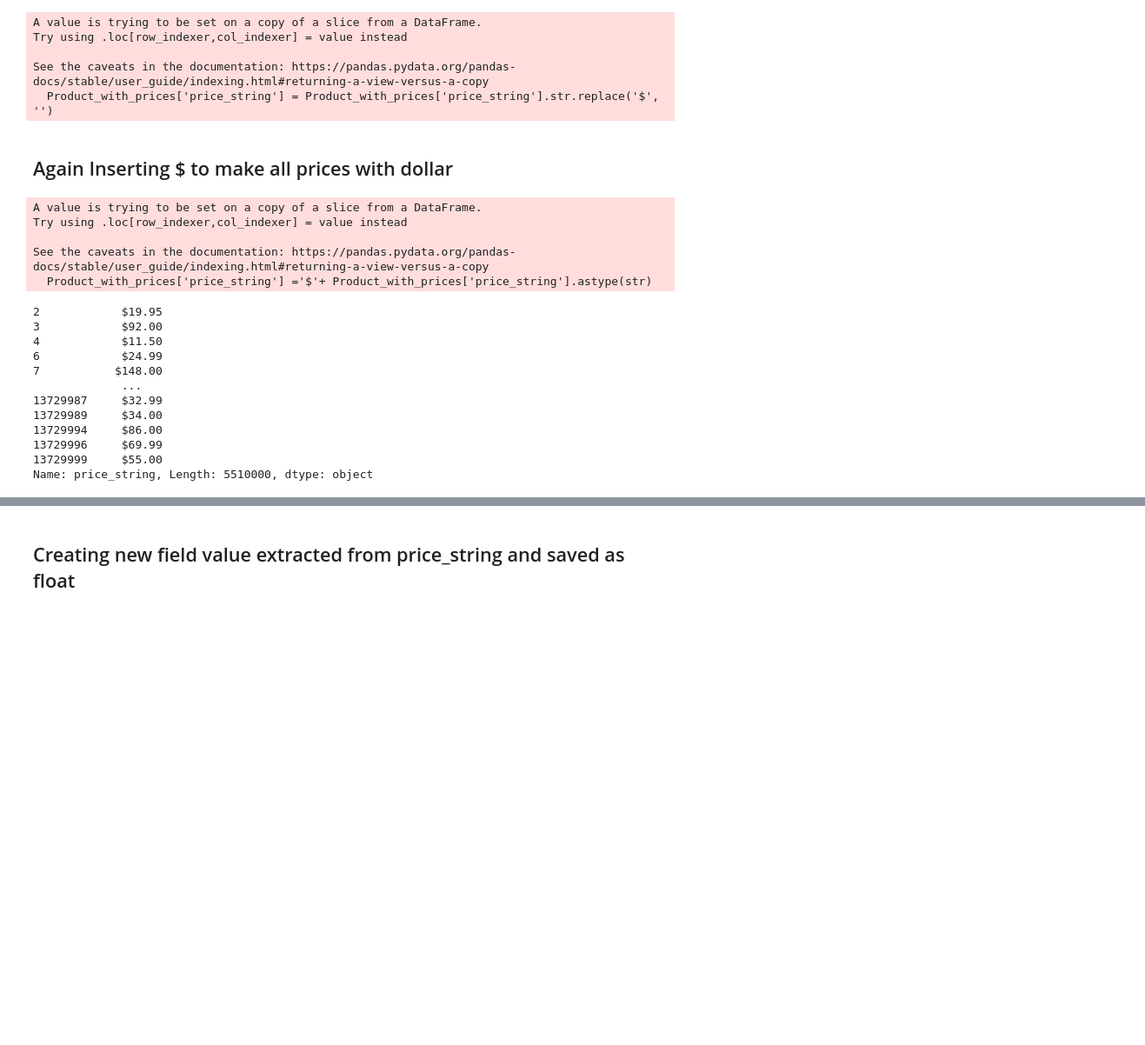
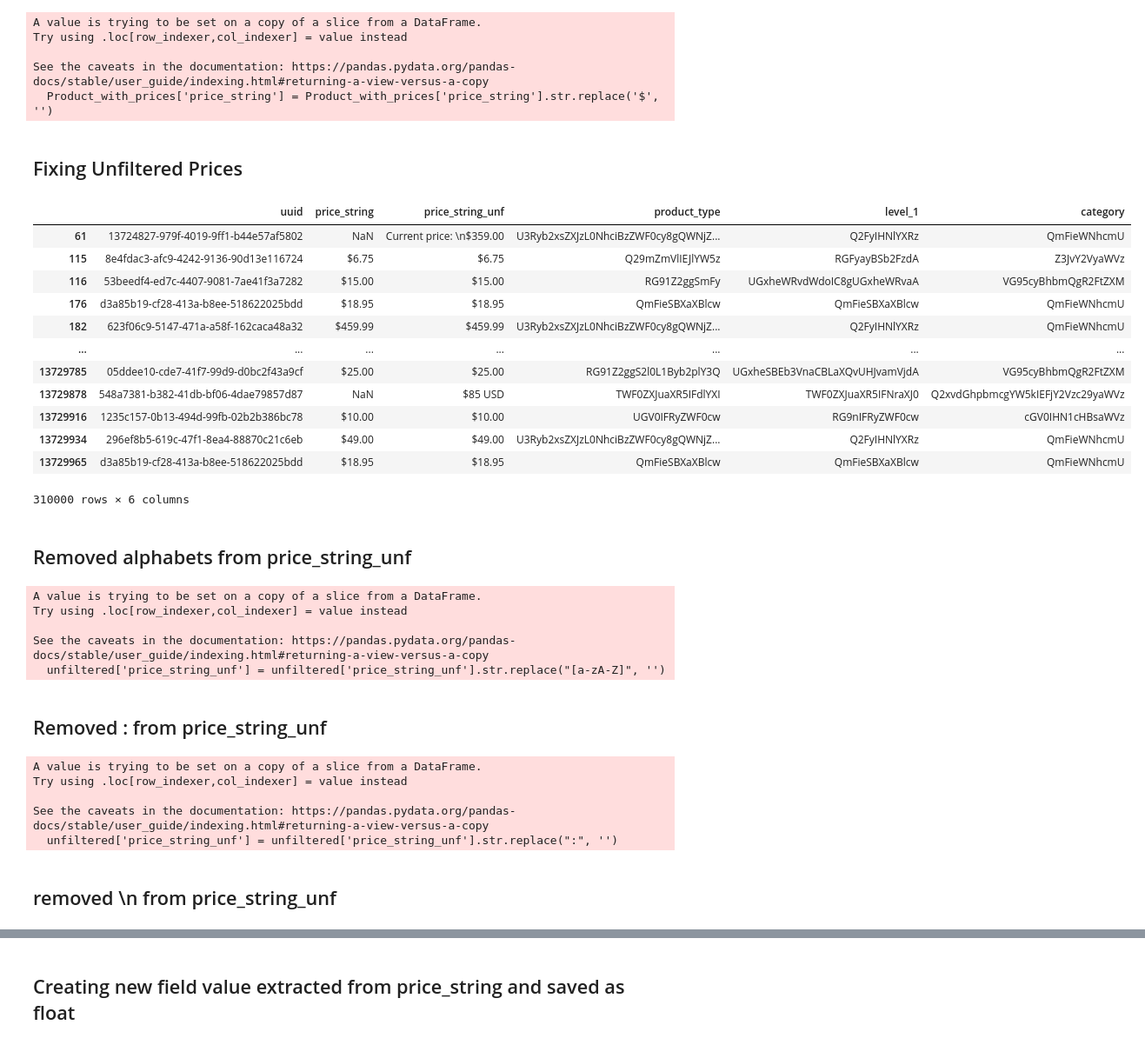
Before and after one commit to Dhananjay19161/Bezen-Data-Engineer-Assignment, a Jupyter notebook: internship.ipynb, the cells around one changed output, grey strips where cells are left out. Shown at 87% size. Drawn from its saved outputs; the diff is of its cells as text; code cells hidden in the pictures; blank space fills up the shorter version.

```diff
--- a/internship.ipynb
+++ b/internship.ipynb
@@ -200,28 +200,45 @@ Try using .loc[row_indexer,col_indexer] = value instead
 
 See the caveats in the documentation: https://pandas.pydata.org/pandas-docs/stable/user_guide/indexing.html#returning-a-view-versus-a-copy
   Product_with_prices['price_string'] = Product_with_prices['price_string'].str.replace('$', '')
-# %% [markdown]
-## Again Inserting $ to make all prices with dollar
-# %%
-Product_with_prices['price_string'] ='$'+ Product_with_prices['price_string'].astype(str)
-# %% [output]
-A value is trying to be set on a copy of a slice from a DataFrame.
-Try using .loc[row_indexer,col_indexer] = value instead
-
-See the caveats in the documentation: https://pandas.pydata.org/pandas-docs/stable/user_guide/indexing.html#returning-a-view-versus-a-copy
-  Product_with_prices['price_string'] ='$'+ Product_with_prices['price_string'].astype(str)
-# %%
-Product_with_prices['price_string']
-# %% [output]
-2            $19.95
-3            $92.00
-4            $11.50
-6            $24.99
-7           $148.00
-             ...
-13729987     $32.99
-13729989     $34.00
-13729994     $86.00
-13729996     $69.99
-13729999     $55.00
-Name: price_string, Length: 5510000, dtype: object
+# %% [markdown]
+## Fixing Unfiltered Prices
+# %%
+unfiltered=df.loc[df['price_string_unf'].notnull()]
+# %%
+unfiltered
+# %% [output]
+|  | uuid | price_string | price_string_unf | product_type | level_1 | category |
+| 61 | 13724827-979f-4019-9ff1-b44e57af5802 | NaN | Current price: \n$359.00 | U3Ryb2xsZXJzL0NhciBzZWF0cy8gQWNjZ... | Q2FyIHNlYXRz | QmFieWNhcmU |
+| 115 | 8e4fdac3-afc9-4242-9136-90d13e116724 | $6.75 | $6.75 | Q29mZmVlIEJlYW5z | RGFyayBSb2FzdA | Z3JvY2VyaWVz |
+| 116 | 53beedf4-ed7c-4407-9081-7ae41f3a7282 | $15.00 | $15.00 | RG91Z2ggSmFy | UGxheWRvdWdoIC8gUGxheWRvaA | VG95cyBhbmQgR2FtZXM |
+| 176 | d3a85b19-cf28-413a-b8ee-518622025bdd | $18.95 | $18.95 | QmFieSBXaXBlcw | QmFieSBXaXBlcw | QmFieWNhcmU |
+| 182 | 623f06c9-5147-471a-a58f-162caca48a32 | $459.99 | $459.99 | U3Ryb2xsZXJzL0NhciBzZWF0cy8gQWNjZ... | Q2FyIHNlYXRz | QmFieWNhcmU |
+| ... | ... | ... | ... | ... | ... | ... |
+| 13729785 | 05ddee10-cde7-41f7-99d9-d0bc2f43a9cf | $25.00 | $25.00 | RG91Z2ggS2l0L1Byb2plY3Q | UGxheSBEb3VnaCBLaXQvUHJvamVjdA | VG95cyBhbmQgR2FtZXM |
+| 13729878 | 548a7381-b382-41db-bf06-4dae79857d87 | NaN | $85 USD | TWF0ZXJuaXR5IFdlYXI | TWF0ZXJuaXR5IFNraXJ0 | Q2xvdGhpbmcgYW5kIEFjY2Vzc29yaWVz |
+| 13729916 | 1235c157-0b13-494d-99fb-02b2b386bc78 | $10.00 | $10.00 | UGV0IFRyZWF0cw | RG9nIFRyZWF0cw | cGV0IHN1cHBsaWVz |
+| 13729934 | 296ef8b5-619c-47f1-8ea4-88870c21c6eb | $49.00 | $49.00 | U3Ryb2xsZXJzL0NhciBzZWF0cy8gQWNjZ... | Q2FyIHNlYXRz | QmFieWNhcmU |
+| 13729965 | d3a85b19-cf28-413a-b8ee-518622025bdd | $18.95 | $18.95 | QmFieSBXaXBlcw | QmFieSBXaXBlcw | QmFieWNhcmU |
+310000 rows × 6 columns
+# %% [markdown]
+## Removed alphabets from price_string_unf
+# %%
+unfiltered['price_string_unf'] = unfiltered['price_string_unf'].str.replace("[a-zA-Z]", '')
+# %% [output]
+A value is trying to be set on a copy of a slice from a DataFrame.
+Try using .loc[row_indexer,col_indexer] = value instead
+
+See the caveats in the documentation: https://pandas.pydata.org/pandas-docs/stable/user_guide/indexing.html#returning-a-view-versus-a-copy
+  unfiltered['price_string_unf'] = unfiltered['price_string_unf'].str.replace("[a-zA-Z]", '')
+# %% [markdown]
+## Removed : from price_string_unf
+# %%
+unfiltered['price_string_unf'] = unfiltered['price_string_unf'].str.replace(":", '')
+# %% [output]
+A value is trying to be set on a copy of a slice from a DataFrame.
+Try using .loc[row_indexer,col_indexer] = value instead
+
+See the caveats in the documentation: https://pandas.pydata.org/pandas-docs/stable/user_guide/indexing.html#returning-a-view-versus-a-copy
+  unfiltered['price_string_unf'] = unfiltered['price_string_unf'].str.replace(":", '')
+# %% [markdown]
+## removed \n from price_string_unf
```
Also changed, not shown: parts of 17 cells of this notebook.
